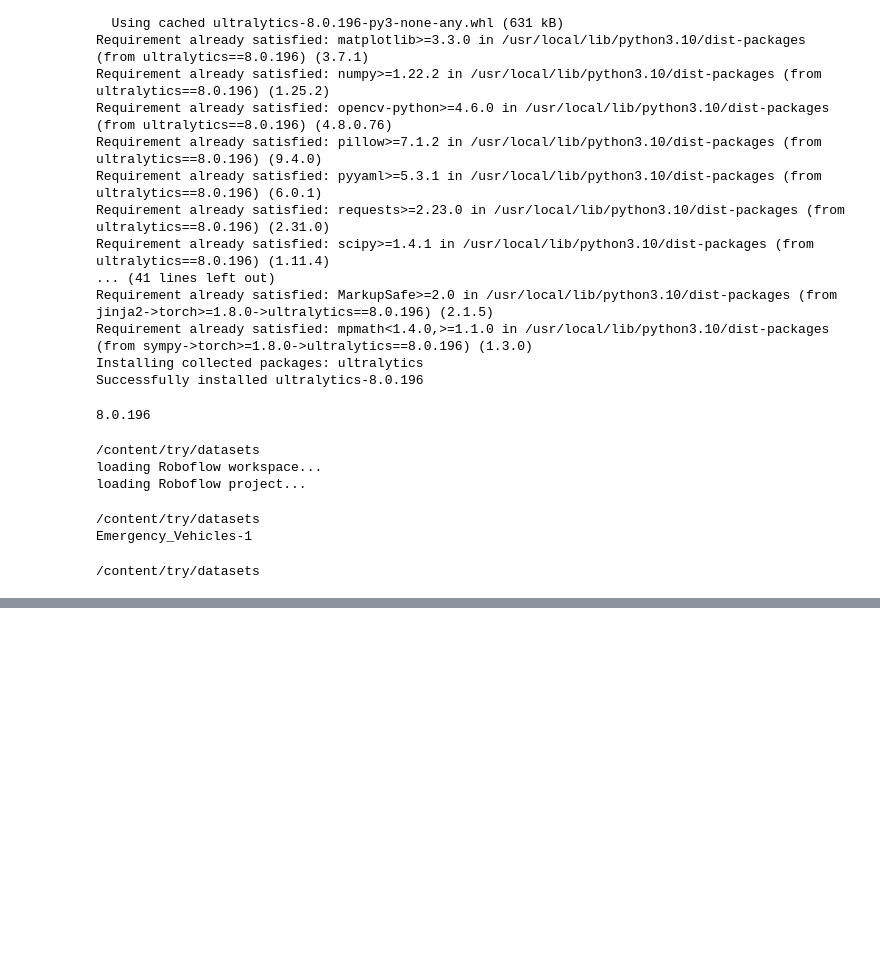
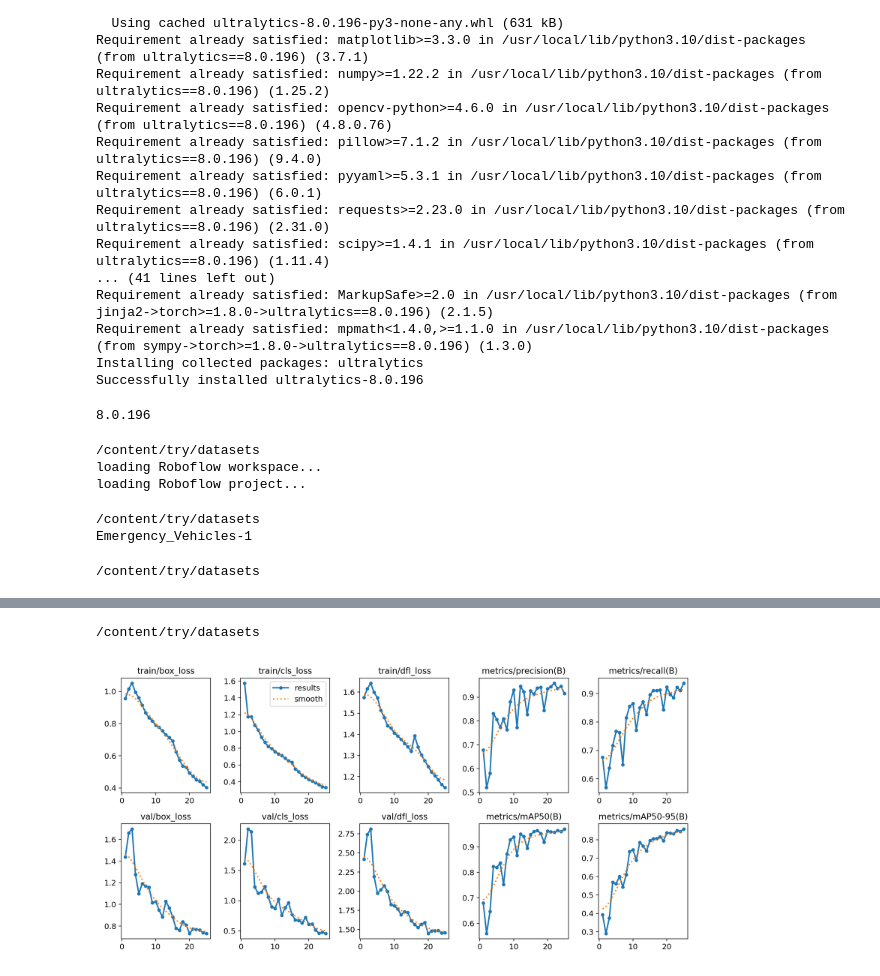
Before and after one commit to Sravya-Duvvuri/Traffic, a Jupyter notebook: TryYolov8.ipynb, the cells around one changed output, grey strips where cells are left out. Drawn from its saved outputs; the diff is of its cells as text; code cells hidden in the pictures; blank space fills up the shorter version.

```diff
--- a/TryYolov8.ipynb
+++ b/TryYolov8.ipynb
@@ -192,0 +214,9 @@ Overriding model.yaml nc=80 with nc=3
+# %%
+%cd /content/try/datasets
+
+from IPython.display import Image
+
+Image(filename='runs/detect/train/results.png', width=600)
+# %% [output]
+/content/try/datasets
+[figure, added]
```
Also changed, not shown: parts of 7 cells of this notebook.
